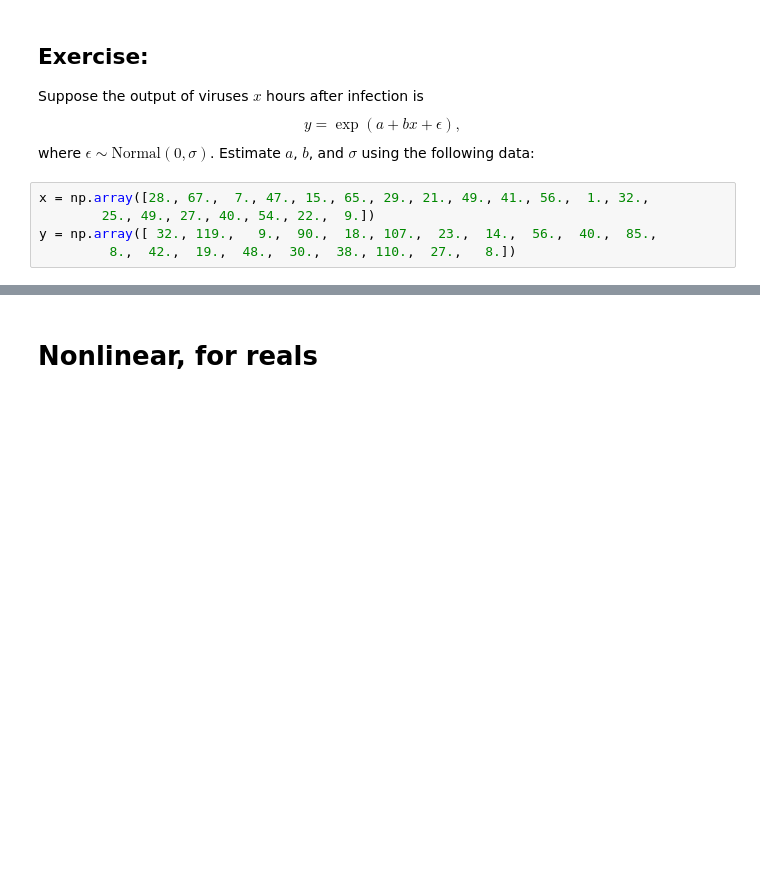
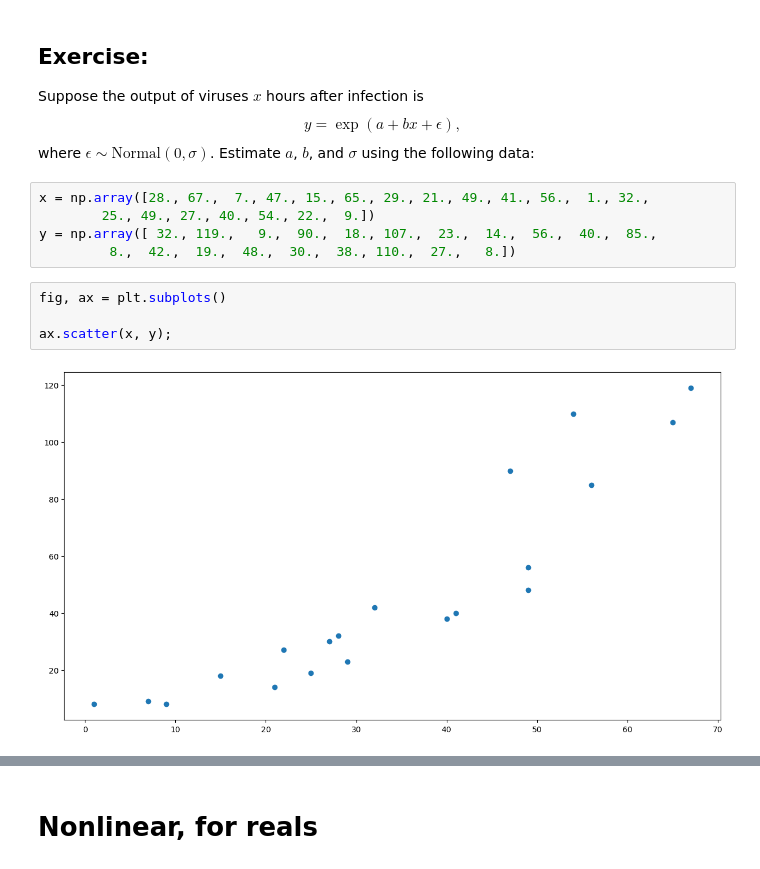
Before and after one commit to UOdsci/dsci345, a Jupyter notebook: class_material/slides/Nonlinear_models.ipynb, the cells around one changed output, grey strips where cells are left out. Cells and saved outputs as stored; diff of their text form; blank space fills up the shorter version.

```diff
--- a/class_material/slides/Nonlinear_models.ipynb
+++ b/class_material/slides/Nonlinear_models.ipynb
@@ -154,3 +153,9 @@ x = np.array([28., 67.,  7., 47., 15., 65., 29., 21., 49., 41., 56.,  1., 32.,
         25., 49., 27., 40., 54., 22.,  9.])
 y = np.array([ 32., 119.,   9.,  90.,  18., 107.,  23.,  14.,  56.,  40.,  85.,
          8.,  42.,  19.,  48.,  30.,  38., 110.,  27.,   8.])
+# %%
+fig, ax = plt.subplots()
+
+ax.scatter(x, y);
+# %% [output]
+[figure, added]
```
Also changed, not shown: parts of 18 cells of this notebook, 14 other files.
